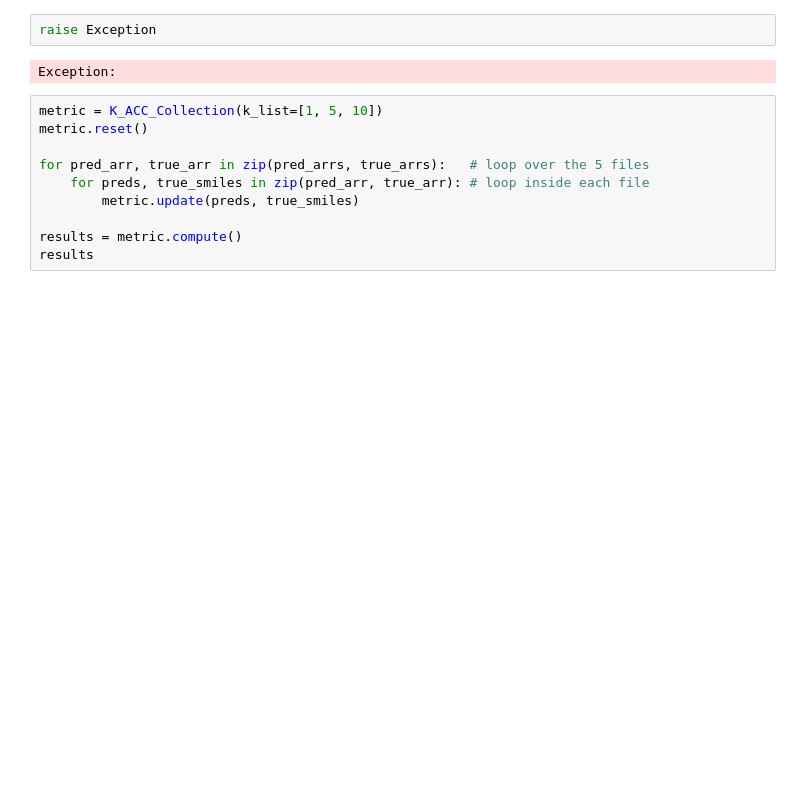
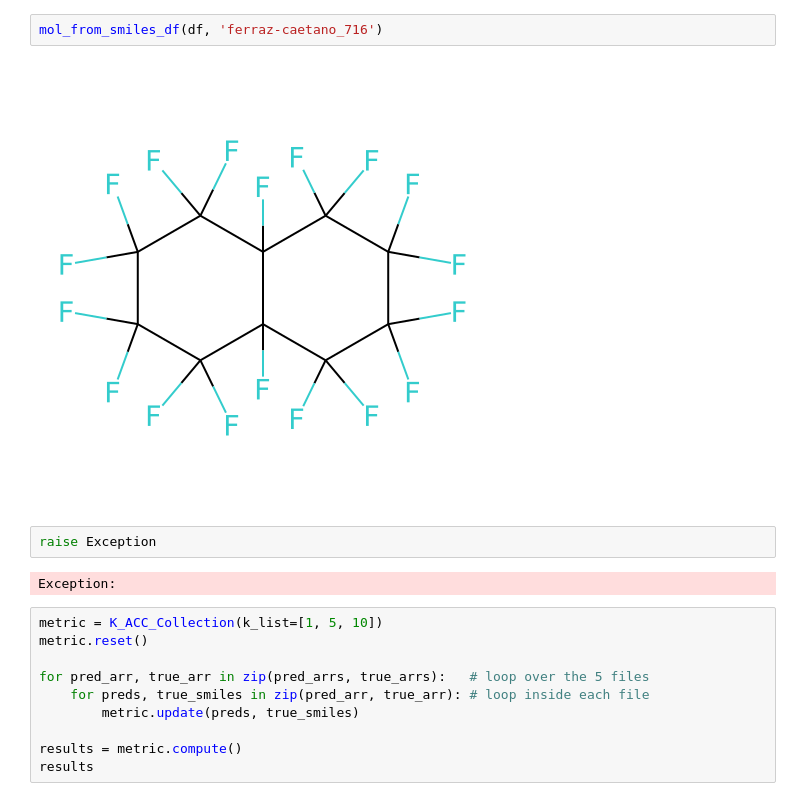
Before and after one commit to kuulia/DiffEIMS, a Jupyter notebook: notebooks/output_pickle_preds.ipynb, the cells around one changed output. Cells and saved outputs as stored; diff of their text form; blank space fills up the shorter version.

```diff
--- a/notebooks/output_pickle_preds.ipynb
+++ b/notebooks/output_pickle_preds.ipynb
@@ -38,3 +199,7 @@ next(preds)
+# %%
+mol_from_smiles_df(df, 'ferraz-caetano_716')
+# %% [output]
+[figure, added]
 # %%
 raise Exception
 # %% [output]
```
Also changed, not shown: parts of 17 cells of this notebook, 17 other files.
